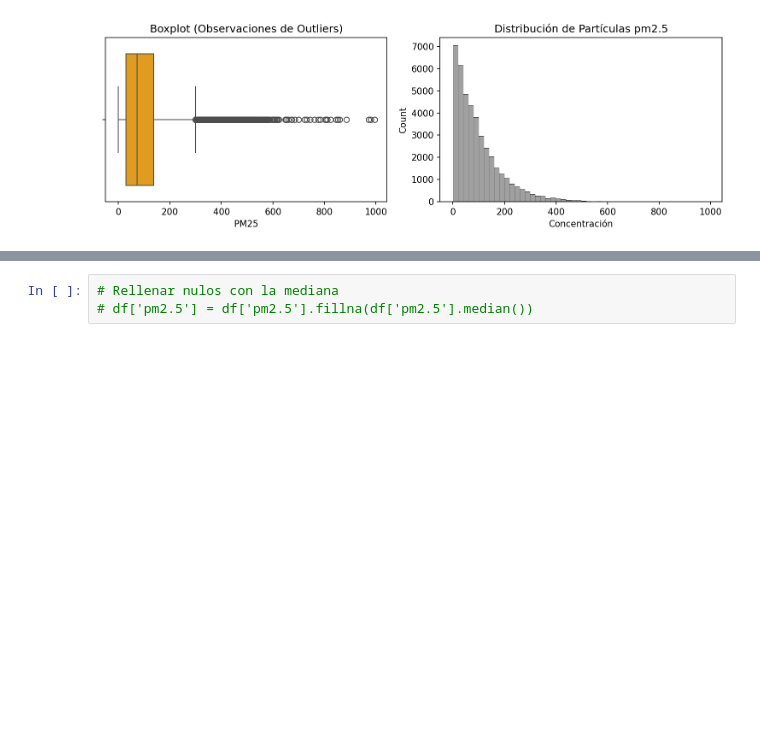
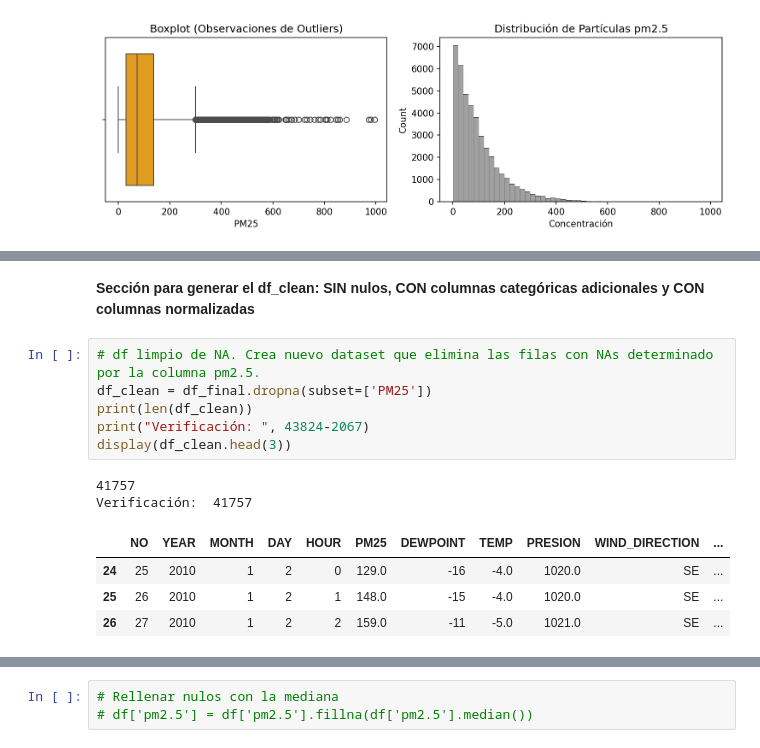
Before and after one commit to gapalfaro-cmyk/Proyecto-de-fin-de-modulo-5---Alfaro-Badillo-Cruz-Perez-Rupit, a Jupyter notebook: Entregable_Tarea_5_1_Alfaro_Cruz_Perez_Rupit_Medea.ipynb, the cells around one changed output, grey strips where cells are left out. Saved outputs shown, nothing was run; the diff lists cells and outputs as text; blank space fills up the shorter version.

```diff
--- a/Entregable_Tarea_5_1_Alfaro_Cruz_Perez_Rupit_Medea.ipynb
+++ b/Entregable_Tarea_5_1_Alfaro_Cruz_Perez_Rupit_Medea.ipynb
@@ -459,0 +520,15 @@ Al final se generan los df con los que se generarán los modelos.
+# %% [markdown]
+**Sección para generar el df_clean: SIN nulos, CON columnas categóricas adicionales y CON columnas normalizadas**
+# %%
+# df limpio de NA. Crea nuevo dataset que elimina las filas con NAs determinado por la columna pm2.5.
+df_clean = df_final.dropna(subset=['PM25'])
+print(len(df_clean))
+print("Verificación: ", 43824-2067)
+display(df_clean.head(3))
+# %% [output]
+41757
+Verificación:  41757
+|  | NO | YEAR | MONTH | DAY | HOUR | PM25 | DEWPOINT | TEMP | PRESION | WIND_DIRECTION | ... |
+| 24 | 25 | 2010 | 1 | 2 | 0 | 129.0 | -16 | -4.0 | 1020.0 | SE | ... |
+| 25 | 26 | 2010 | 1 | 2 | 1 | 148.0 | -15 | -4.0 | 1020.0 | SE | ... |
+| 26 | 27 | 2010 | 1 | 2 | 2 | 159.0 | -11 | -5.0 | 1021.0 | SE | ... |
```
Also changed, not shown: parts of 23 cells of this notebook.
